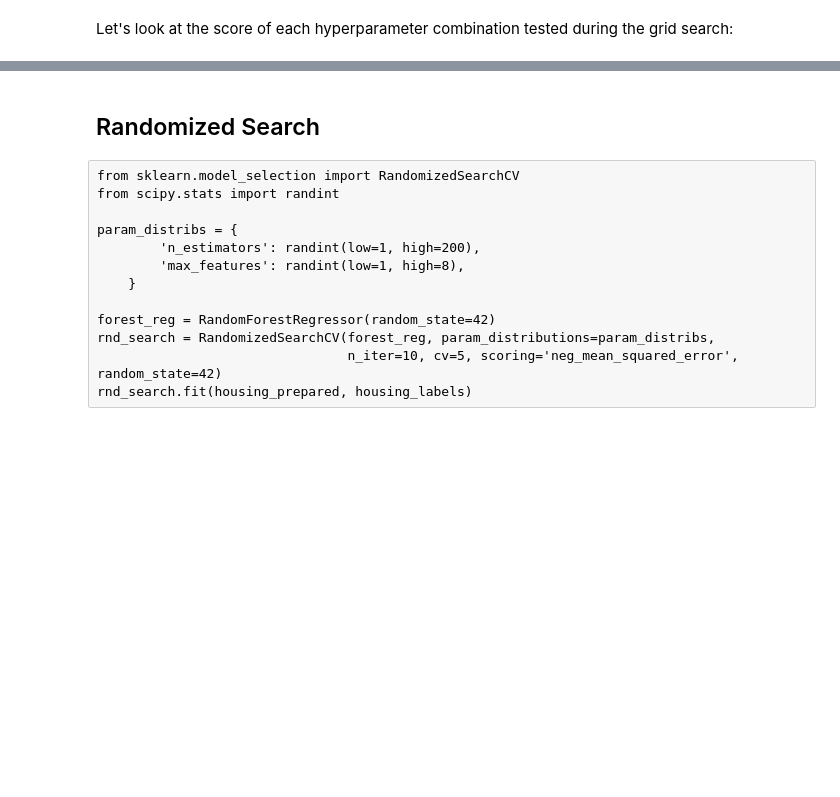
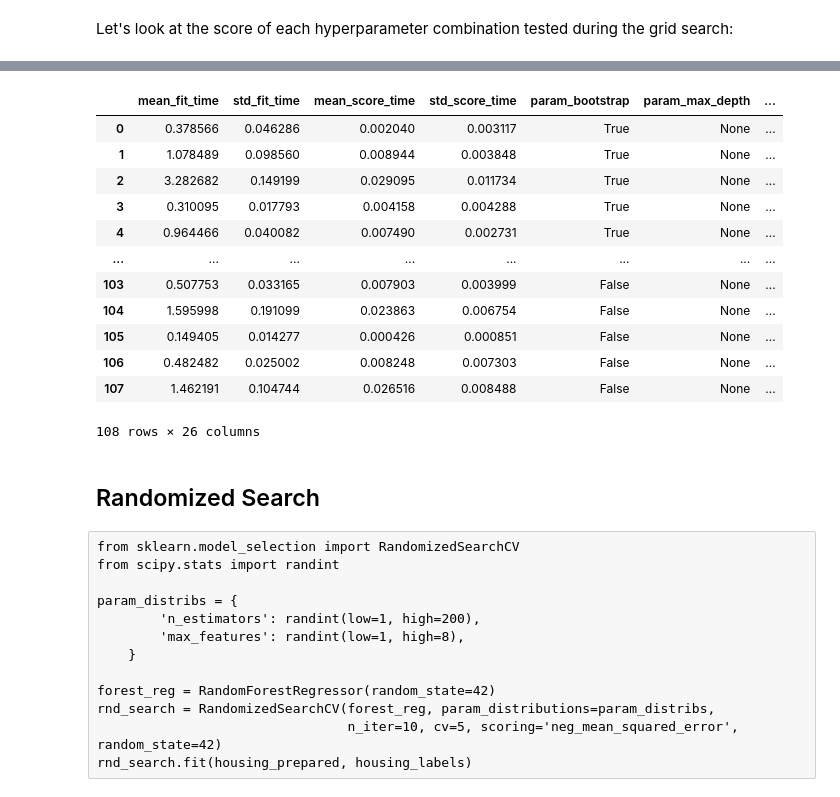
Before and after one commit to dcalipari/ktp-ai-big-data, a Jupyter notebook: 02_end_to_end_machine_learning_project.ipynb, the cells around one changed output, grey strips where cells are left out. Saved outputs shown, nothing was run; the diff lists cells and outputs as text; code cells hidden in the pictures; blank space fills up the shorter version.

Commit message:
Hyper-parameters tuning for Random forest Regressor

```diff
--- a/02_end_to_end_machine_learning_project.ipynb
+++ b/02_end_to_end_machine_learning_project.ipynb
@@ -1115,0 +1100,28 @@ grid_search.fit(housing_prepared, housing_labels)
+# %%
+from sklearn.model_selection import GridSearchCV
+
+param_grid = [{
+                    #The number of trees in the forest
+                    'n_estimators': [30, 100, 200],
+
+                    #The number of features to consider when looking for the best split: auto = n_features, sqrt = sqrt(n_features)
+                    'max_features': ['auto', 'sqrt'],
+
+                    #The maximum depth of the tree. If None, then nodes are expanded until all leaves are pure or until all leaves contain less than min_samples_split samples.
+                    'max_depth': [None],
+
+                    #The minimum number of samples required to split an internal node:
+                    'min_samples_split': [2, 6, 10],
+
+                    #The minimum number of samples required to be at a leaf node
+                    'min_samples_leaf': [1, 3, 4],
+
+                    #Whether bootstrap samples are used when building trees. If False, the whole dataset is used to build each tree.
+                    'bootstrap': [True, False]
+            }]
+
+forest_reg = RandomForestRegressor(random_state=42)
+grid_search = GridSearchCV(forest_reg, param_grid, cv=5,
+                           scoring='neg_mean_squared_error',
+                           return_train_score=True)
+grid_search.fit(housing_prepared, housing_labels)
@@ -1130,3 +1176,19 @@ pd.DataFrame(grid_search.cv_results_)
+# %%
+pd.DataFrame(grid_search.cv_results_)
+# %% [output]
+|  | mean_fit_time | std_fit_time | mean_score_time | std_score_time | param_bootstrap | param_max_depth | ... |
+| 0 | 0.378566 | 0.046286 | 0.002040 | 0.003117 | True | None | ... |
+| 1 | 1.078489 | 0.098560 | 0.008944 | 0.003848 | True | None | ... |
+| 2 | 3.282682 | 0.149199 | 0.029095 | 0.011734 | True | None | ... |
+| 3 | 0.310095 | 0.017793 | 0.004158 | 0.004288 | True | None | ... |
+| 4 | 0.964466 | 0.040082 | 0.007490 | 0.002731 | True | None | ... |
+| ... | ... | ... | ... | ... | ... | ... | ... |
+| 103 | 0.507753 | 0.033165 | 0.007903 | 0.003999 | False | None | ... |
+| 104 | 1.595998 | 0.191099 | 0.023863 | 0.006754 | False | None | ... |
+| 105 | 0.149405 | 0.014277 | 0.000426 | 0.000851 | False | None | ... |
+| 106 | 0.482482 | 0.025002 | 0.008248 | 0.007303 | False | None | ... |
+| 107 | 1.462191 | 0.104744 | 0.026516 | 0.008488 | False | None | ... |
+108 rows × 26 columns
 # %% [markdown]
 ## Randomized Search
 # %% [raw]
```
Also changed, not shown: parts of 18 cells of this notebook, 2 other files.
